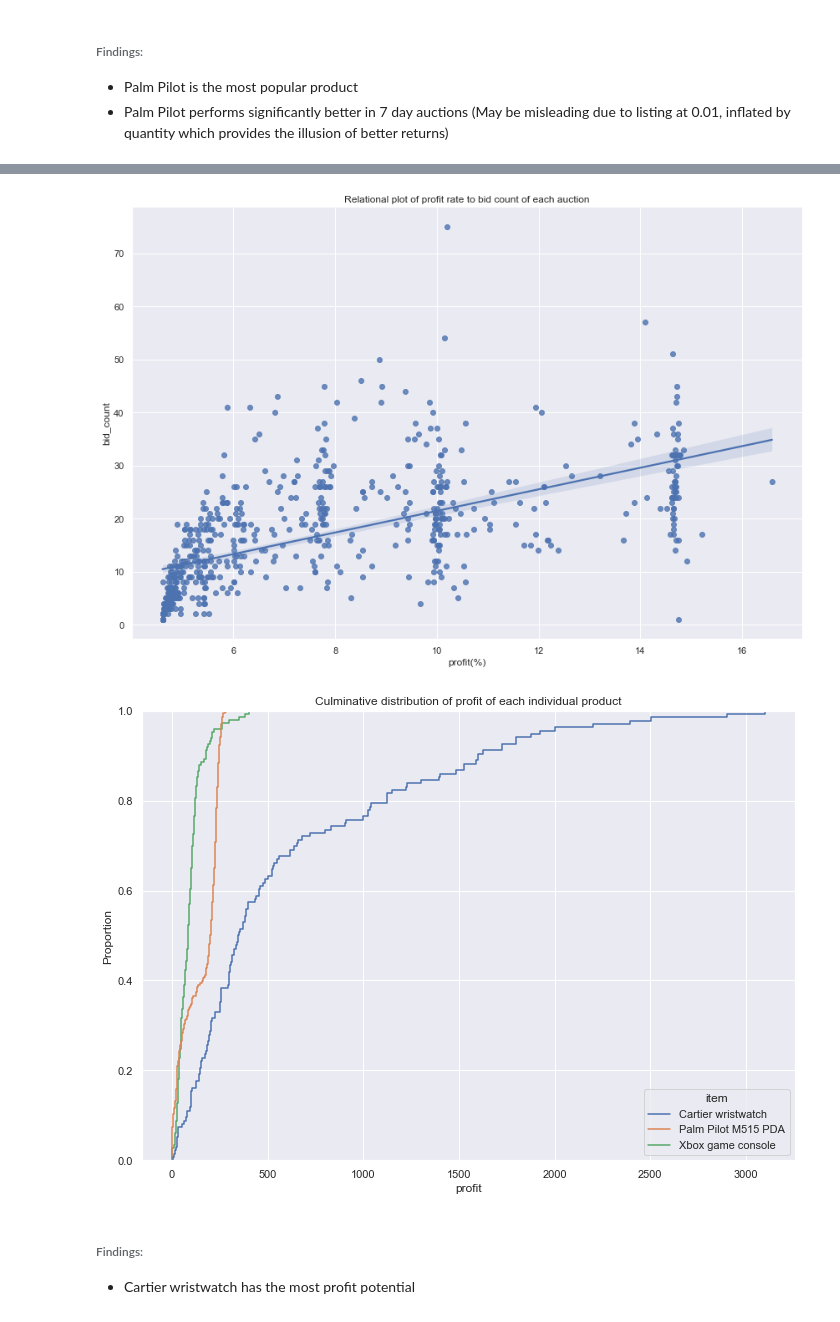
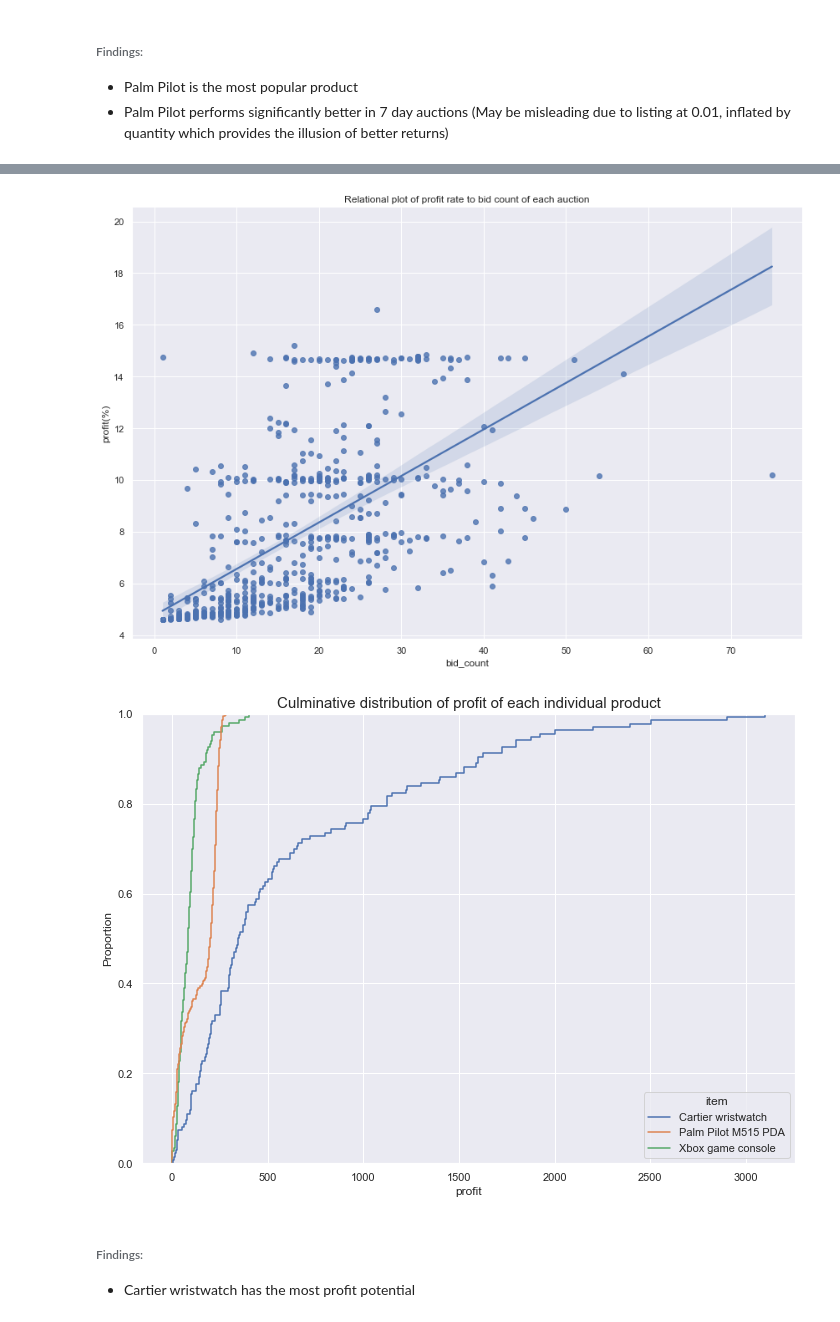
Before and after one commit to AshlanH/eda, a Jupyter notebook: auction_eda/eda.ipynb, the cells around one changed output, grey strips where cells are left out. Saved outputs shown, nothing was run; the diff lists cells and outputs as text; code cells hidden in the pictures.

```diff
--- a/auction_eda/eda.ipynb
+++ b/auction_eda/eda.ipynb
@@ -115,15 +115,15 @@ auctions_df
 # %%
 g = sns.lmplot(
     data = auctions_df,
-    x = 'profit(%)',
-    y = 'bid_count',
+    y = 'profit(%)',
+    x = 'bid_count',
     height = 8,
     aspect = 1.5
 )
 g.set(title='Relational plot of profit rate to bid count of each auction')
 plt.show()
 # %% [output]
-[figure, old version]
+[figure, new version]
 # %%
 sns.set(rc={'figure.figsize':(11.7,8.27)})
 g = sns.ecdfplot(
@@ -132,10 +132,10 @@ g = sns.ecdfplot(
     x = 'profit'
 )
 
-g.set(title='Culminative distribution of profit of each individual product')
+g.set_title('Culminative distribution of profit of each individual product', fontsize = 15)
 plt.show()
 # %% [output]
-[figure, old version]
+[figure, new version]
 # %% [markdown]
 ###### Findings:
 - Cartier wristwatch has the most profit potential
```
Also changed, not shown: parts of 4 cells of this notebook, 4 other files.
